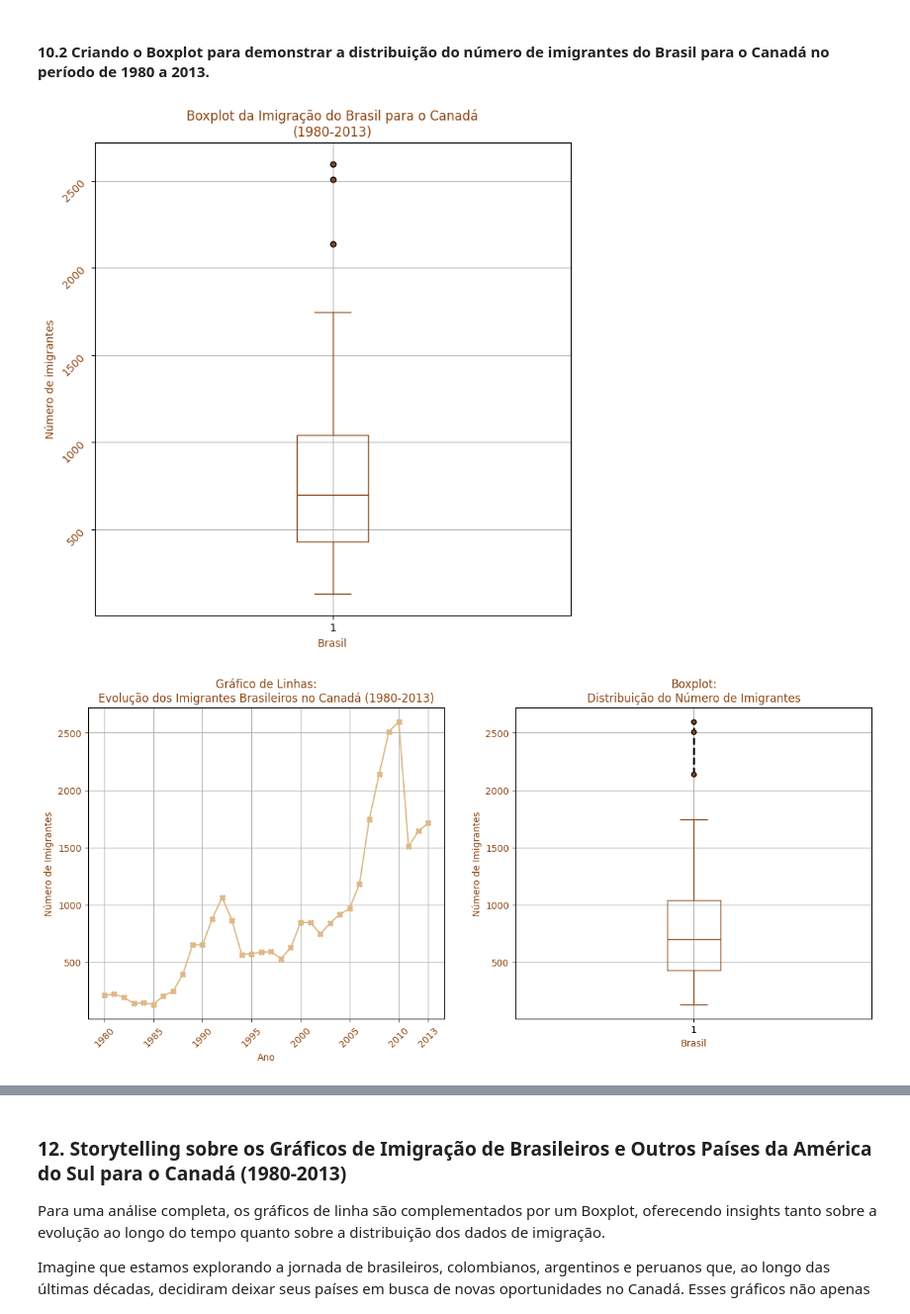
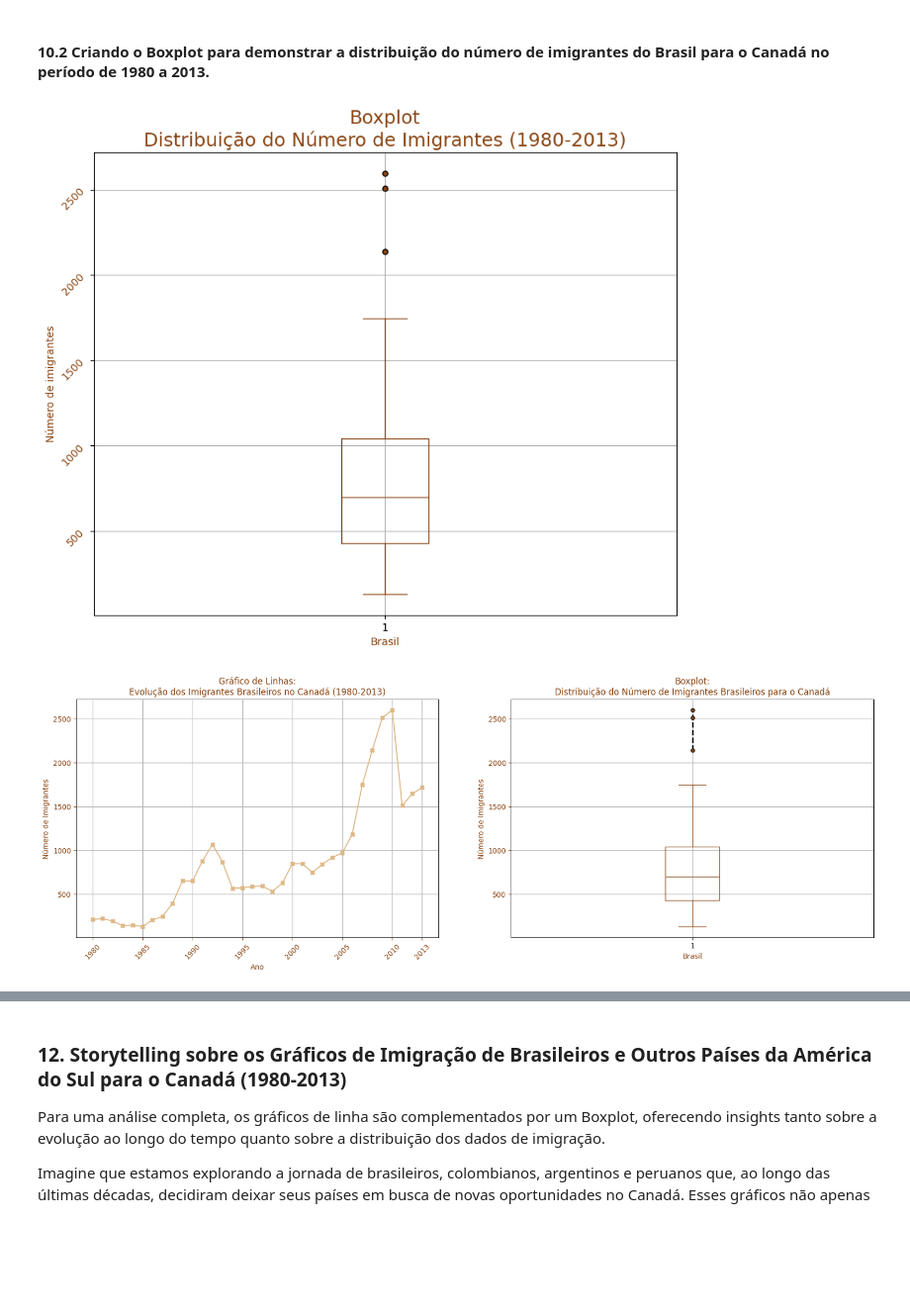
Before and after one commit to maclausk/python-ia-senai-df, a Jupyter notebook: 27_28_29_082024 - Semana Estatística.ipynb, the cells around one changed output, grey strips where cells are left out. Shown at 99% size. Saved outputs shown, nothing was run; the diff lists cells and outputs as text; code cells hidden in the pictures; blank space fills up the shorter version.

```diff
--- a/27_28_29_082024 - Semana Estatística.ipynb
+++ b/27_28_29_082024 - Semana Estatística.ipynb
@@ -282,7 +282,7 @@ plt.show()
 #### 10.2 **Criando o Boxplot para demonstrar a distribuição do número de imigrantes do Brasil para o Canadá no período de 1980 a 2013.**
 # %%
 # A função plt.figure() cria uma nova figura. O parâmetro figsize define o tamanho da figura que terá 8 polegadas de largura e 8 polegadas de altura.
-plt.figure(figsize=(8,8))
+plt.figure(figsize=(10,8))
 
 # Criando o boxplot para a coluna 'imigrantes' do DataFrame 'df_brasil', com a cor 'saddlebrown' para as linhas.
 # plt.boxplot() cria o boxplot. Diversos parâmetros são utilizados para customizar as propriedades visuais do boxplot:
@@ -301,40 +301,40 @@ plt.boxplot(df_brasil['imigrantes'],
 # Adicionando um título ao gráfico para descrever o conteúdo exibido
 # plt.title() adiciona um título ao gráfico. O parâmetro color define a cor do texto do título.
 # "\n" é utilizado para quebrar a linha dentro do título, permitindo um layout mais organizado.
-plt.title("Boxplot da Imigração do Brasil para o Canadá\n(1980-2013)", color='saddlebrown')
+plt.title("Boxplot\nDistribuição do Número de Imigrantes (1980-2013)", color='saddlebrown', fontsize=18)
 
 # Adicionando um rótulo ao eixo x, que representa o país 'Brasil', para identificar os dados representados.
 # plt.xlabel() define o rótulo do eixo x.
 plt.xlabel('Brasil', color='saddlebrown')
 
 # Adicionando um rótulo ao eixo y, que representa o número de imigrantes, para identificar os valores representados.
 # plt.ylabel() define o rótulo do eixo y.
 plt.ylabel('Número de imigrantes', color='saddlebrown')
 
 # Definindo os rótulos no eixo y para facilitar a leitura dos valores apresentados.
 # plt.yticks() define os ticks (marcadores) no eixo y e suas cores.
 plt.yticks([500,1000,1500,2000,2500], color='saddlebrown')
 
 # Rotacionando os rótulos do eixo y em 45 graus para melhorar a legibilidade.
 # plt.yticks(rotation=45) rotaciona os rótulos do eixo y.
 plt.yticks(rotation=45)
 
 # Adicionando uma grade ao gráfico.
 # plt.grid(True) adiciona uma grade ao fundo do gráfico para facilitar a leitura dos valores.
 plt.grid(True)
 
 # Salvando o gráfico gerado como uma imagem PNG.
 # plt.savefig() salva o gráfico no caminho e com o nome especificados.
 plt.savefig('Material de Apoio/grafico_boxplot_imigrantes_brasil.png')
 
 # Exibindo o gráfico na tela.
 # plt.show() exibe o gráfico gerado na tela.
 plt.show()
 # %% [output]
-[figure, old version]
+[figure, new version]
 # %%
 # Criando um subplot com dois gráficos lado a lado: um gráfico de linhas e um boxplot
-fig, ax = plt.subplots(1, 2, figsize=(15, 6))  # Define o tamanho da figura com 15 polegadas de largura e 6 de altura
+fig, ax = plt.subplots(1, 2, figsize=(20, 6))  # Define o tamanho da figura com 15 polegadas de largura e 6 de altura
 
 # Gráfico de linhas: Evolução dos Imigrantes Brasileiros no Canadá (1980-2013)
 ax[0].plot(df_brasil['ano'], df_brasil['imigrantes'], color='burlywood', marker='X')  # Define a cor e o marcador dos pontos
@@ -355,7 +355,7 @@ ax[1].boxplot(df_brasil['imigrantes'],
               capprops=dict(color='saddlebrown'),  # Define a cor das extremidades dos bigodes
               medianprops=dict(color='saddlebrown'),  # Define a cor da linha da mediana
               flierprops=dict(markerfacecolor='saddlebrown', marker='o', markersize=5, lw=2, linestyle='--'))  # Define a cor e o estilo dos outliers
-ax[1].set_title('Boxplot:\nDistribuição do Número de Imigrantes', color='saddlebrown')  # Título do gráfico
+ax[1].set_title('Boxplot:\nDistribuição do Número de Imigrantes Brasileiros para o Canadá', color='saddlebrown')  # Título do gráfico
 ax[1].set_xlabel('Brasil', color='saddlebrown')  # Rótulo do eixo x
 ax[1].set_ylabel('Número de Imigrantes', color='saddlebrown')  # Rótulo do eixo y
 ax[1].tick_params(axis='y', colors='saddlebrown')  # Define a cor dos rótulos do eixo y
@@ -367,6 +367,6 @@ plt.savefig('Material de Apoio/grafico_e_boxplot_imigrantes_brasil.png')
 # Mostrando os gráficos
 plt.show()
 # %% [output]
-[figure, old version]
+[figure, new version]
 # %%
 # Criar uma figura com 4 subplots (2x2)
```
Also changed, not shown: parts of 5 cells of this notebook, 4 other files.
